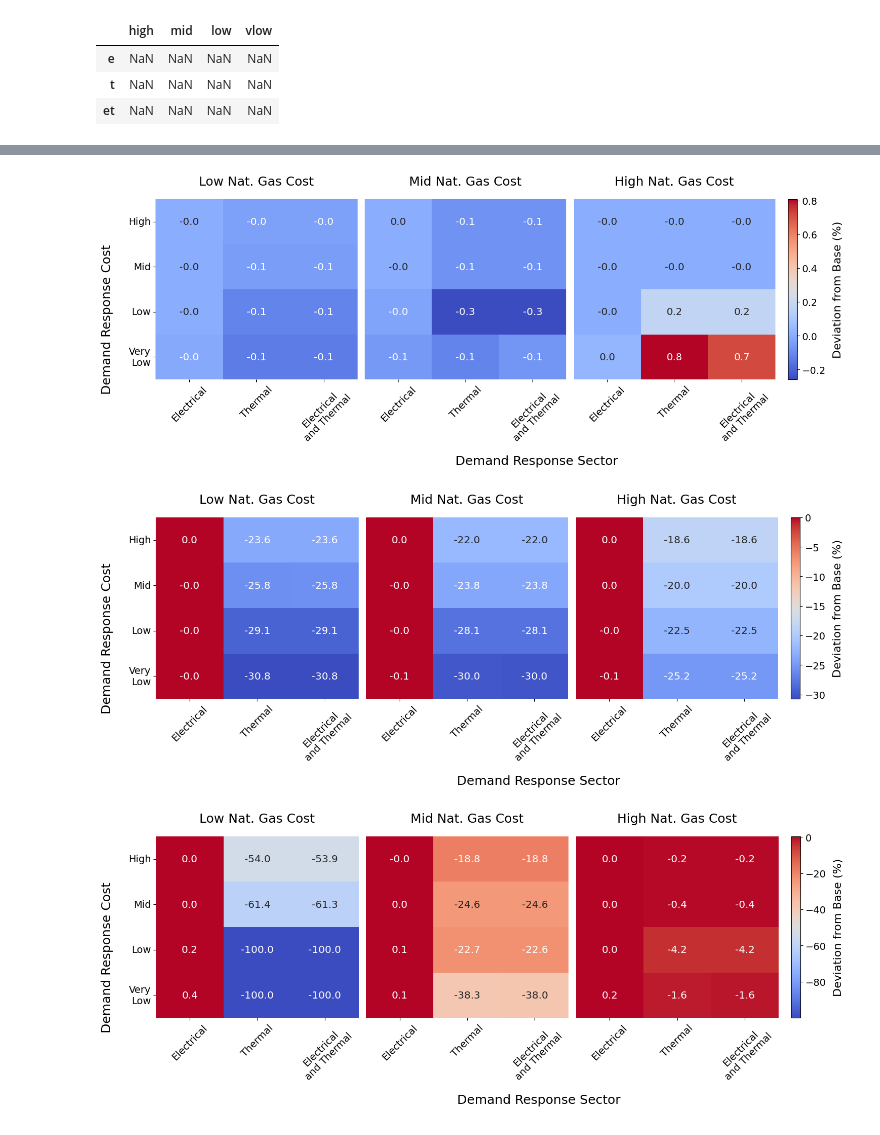
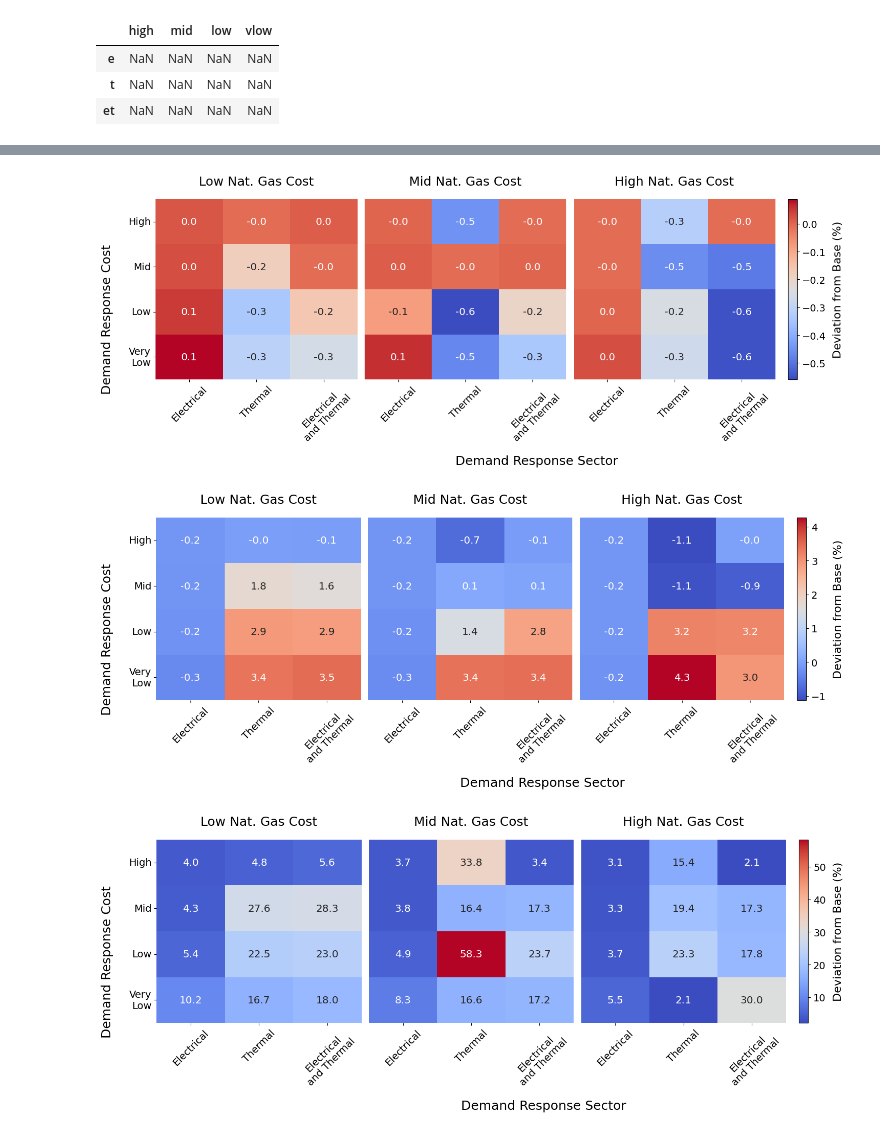
Before and after one commit to trevorb1/pypsa-demand-response, a Jupyter notebook: analysis/heatmap.ipynb, the cells around one changed output, grey strips where cells are left out. Cells and saved outputs as stored; diff of their text form; code cells hidden in the pictures.

```diff
--- a/analysis/heatmap.ipynb
+++ b/analysis/heatmap.ipynb
@@ -11,11 +11,11 @@ from utils import SECTORS, DR_PRICES, NG_PRICES, SECTOR_NICE_NAMES, DR_PRICE_NIC
 # %%
 # User defined variables
 METHOD = "static" # "static" | "dynamic"
-REGION = "caiso" # "caiso" | "new_england"
+REGION = "new_england" # "caiso" | "new_england"
 AS_PERCENTAGE = True # display heatmaps as percentage of base case
 CMAP_OVERRIDE = None # https://matplotlib.org/stable/users/explain/colors/colormaps.html
 # %%
 # Path handling (DO NOT CHANGE)
 FIGURES_BASE = Path("..","figures","heatmaps")
-FIGURES_METHOD = Path(FIGURES_BASE, METHOD)
+FIGURES_METHOD = Path(FIGURES_BASE, REGION, METHOD)
 # %%
@@ -214,7 +217,7 @@ def generate_heatmap_3col(data: dict[str, pd.DataFrame], scaler: Optional[float]
     fig.supxlabel("Demand Response Sector", fontsize =18)
     fig.supylabel("Demand Response Cost", fontsize =18)
 
-    fig.tight_layout(rect=[0.02, 0, 0.8, 1])
+    fig.tight_layout(rect=[0.02, 0, 0.80, 1])
 
     if share_ylabel:
         cbar = fig.colorbar(
@@ -303,27 +308,27 @@ fig, _ = generate_heatmap_3col(data, scaler=CAPACITY_SCALER, title="", ylabel=CA
 # %%
 data = get_heatmap_data("capacity", "Transport Electric Light", as_percentage=AS_PERCENTAGE)
 fig, _ = generate_heatmap_3col(data, scaler=CAPACITY_SCALER, title="", ylabel=CAPACITY_LABEL, share_ylabel=True, cmap=CMAP)
-# save_f = Path(FIGURES, "lgt_evs.png")
-# save_f.parent.mkdir(parents=True, exist_ok=True)
-# fig.savefig(save_f)
+save_f = Path(FIGURES_METHOD, "lgt_evs.png")
+save_f.parent.mkdir(parents=True, exist_ok=True)
+fig.savefig(save_f, dpi=300, bbox_inches="tight")
 # %% [output]
-[figure, old version]
+[figure, new version]
 # %%
 data = get_heatmap_data("capacity", "Service Gas Furnace", as_percentage=AS_PERCENTAGE)
 fig, _ = generate_heatmap_3col(data, scaler=CAPACITY_SCALER, title="", ylabel=CAPACITY_LABEL, share_ylabel=True, cmap=CMAP)
-# save_f = Path(FIGURES, "service_gas_furnace.png")
-# save_f.parent.mkdir(parents=True, exist_ok=True)
-# fig.savefig(save_f)
+save_f = Path(FIGURES_METHOD, "service_gas_furnace.png")
+save_f.parent.mkdir(parents=True, exist_ok=True)
+fig.savefig(save_f, dpi=300, bbox_inches="tight")
 # %% [output]
-[figure, old version]
+[figure, new version]
 # %%
 data = get_heatmap_data("capacity", "Service Heat Pump", as_percentage=AS_PERCENTAGE)
 fig, _ = generate_heatmap_3col(data, scaler=CAPACITY_SCALER, title="", ylabel=CAPACITY_LABEL, share_ylabel=True, cmap=CMAP)
-# save_f = Path(FIGURES, "service_heat_pump.png")
-# save_f.parent.mkdir(parents=True, exist_ok=True)
-# fig.savefig(save_f)
+save_f = Path(FIGURES_METHOD, "service_heat_pump.png")
+save_f.parent.mkdir(parents=True, exist_ok=True)
+fig.savefig(save_f, dpi=300, bbox_inches="tight")
 # %% [output]
-[figure, old version]
+[figure, new version]
 # %%
 data = get_heatmap_data("capacity", "Service Air Conditioner", as_percentage=AS_PERCENTAGE)
 fig, _ = generate_heatmap_3col(data, scaler=CAPACITY_SCALER, title="", ylabel=CAPACITY_LABEL, share_ylabel=True, cmap=CMAP)
```
Also changed, not shown: parts of 15 cells of this notebook, 6 other files.
